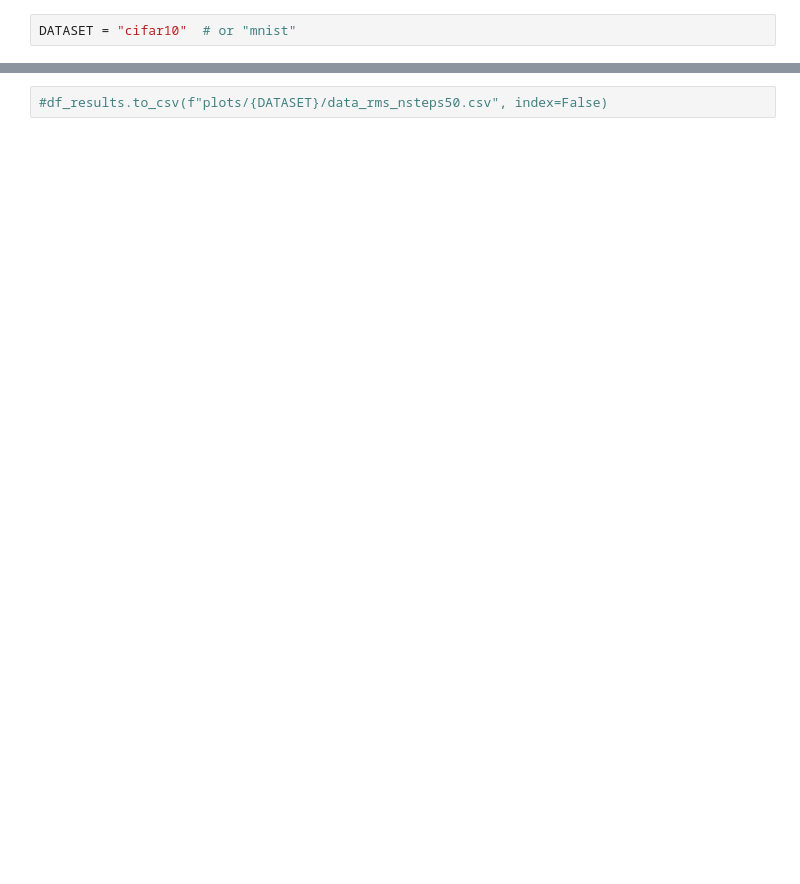
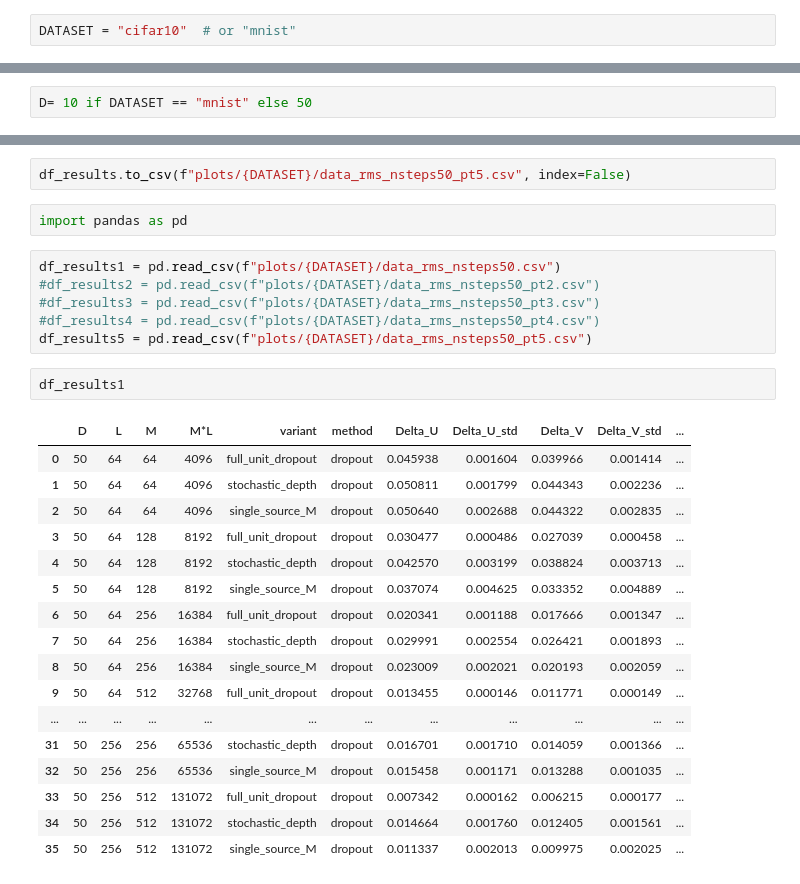
Before and after one commit to xavimaass/dropout_and_ram_2026, a Jupyter notebook: plots_from_multi_runs.ipynb, the cells around one changed output, grey strips where cells are left out. Drawn from its saved outputs; the diff is of its cells as text; blank space fills up the shorter version.

```diff
--- a/plots_from_multi_runs.ipynb
+++ b/plots_from_multi_runs.ipynb
@@ -22,3 +23,5 @@ elif DATASET == "cifar10":
+# %%
+D= 10 if DATASET == "mnist" else 50
 # %%
 configurations = [
     # (10,2,2),
@@ -225,2 +289,30 @@ df_results
 # %%
-#df_results.to_csv(f"plots/{DATASET}/data_rms_nsteps50.csv", index=False)
+df_results.to_csv(f"plots/{DATASET}/data_rms_nsteps50_pt5.csv", index=False)
+# %%
+import pandas as pd
+# %%
+df_results1 = pd.read_csv(f"plots/{DATASET}/data_rms_nsteps50.csv")
+#df_results2 = pd.read_csv(f"plots/{DATASET}/data_rms_nsteps50_pt2.csv")
+#df_results3 = pd.read_csv(f"plots/{DATASET}/data_rms_nsteps50_pt3.csv")
+#df_results4 = pd.read_csv(f"plots/{DATASET}/data_rms_nsteps50_pt4.csv")
+df_results5 = pd.read_csv(f"plots/{DATASET}/data_rms_nsteps50_pt5.csv")
+# %%
+df_results1
+# %% [output]
+|  | D | L | M | M*L | variant | method | Delta_U | Delta_U_std | Delta_V | Delta_V_std | ... |
+| 0 | 50 | 64 | 64 | 4096 | full_unit_dropout | dropout | 0.045938 | 0.001604 | 0.039966 | 0.001414 | ... |
+| 1 | 50 | 64 | 64 | 4096 | stochastic_depth | dropout | 0.050811 | 0.001799 | 0.044343 | 0.002236 | ... |
+| 2 | 50 | 64 | 64 | 4096 | single_source_M | dropout | 0.050640 | 0.002688 | 0.044322 | 0.002835 | ... |
+| 3 | 50 | 64 | 128 | 8192 | full_unit_dropout | dropout | 0.030477 | 0.000486 | 0.027039 | 0.000458 | ... |
+| 4 | 50 | 64 | 128 | 8192 | stochastic_depth | dropout | 0.042570 | 0.003199 | 0.038824 | 0.003713 | ... |
+| 5 | 50 | 64 | 128 | 8192 | single_source_M | dropout | 0.037074 | 0.004625 | 0.033352 | 0.004889 | ... |
+| 6 | 50 | 64 | 256 | 16384 | full_unit_dropout | dropout | 0.020341 | 0.001188 | 0.017666 | 0.001347 | ... |
+| 7 | 50 | 64 | 256 | 16384 | stochastic_depth | dropout | 0.029991 | 0.002554 | 0.026421 | 0.001893 | ... |
+| 8 | 50 | 64 | 256 | 16384 | single_source_M | dropout | 0.023009 | 0.002021 | 0.020193 | 0.002059 | ... |
+| 9 | 50 | 64 | 512 | 32768 | full_unit_dropout | dropout | 0.013455 | 0.000146 | 0.011771 | 0.000149 | ... |
+| ... | ... | ... | ... | ... | ... | ... | ... | ... | ... | ... | ... |
+| 31 | 50 | 256 | 256 | 65536 | stochastic_depth | dropout | 0.016701 | 0.001710 | 0.014059 | 0.001366 | ... |
+| 32 | 50 | 256 | 256 | 65536 | single_source_M | dropout | 0.015458 | 0.001171 | 0.013288 | 0.001035 | ... |
+| 33 | 50 | 256 | 512 | 131072 | full_unit_dropout | dropout | 0.007342 | 0.000162 | 0.006215 | 0.000177 | ... |
+| 34 | 50 | 256 | 512 | 131072 | stochastic_depth | dropout | 0.014664 | 0.001760 | 0.012405 | 0.001561 | ... |
+| 35 | 50 | 256 | 512 | 131072 | single_source_M | dropout | 0.011337 | 0.002013 | 0.009975 | 0.002025 | ... |
```
Also changed, not shown: parts of 10 cells of this notebook.
